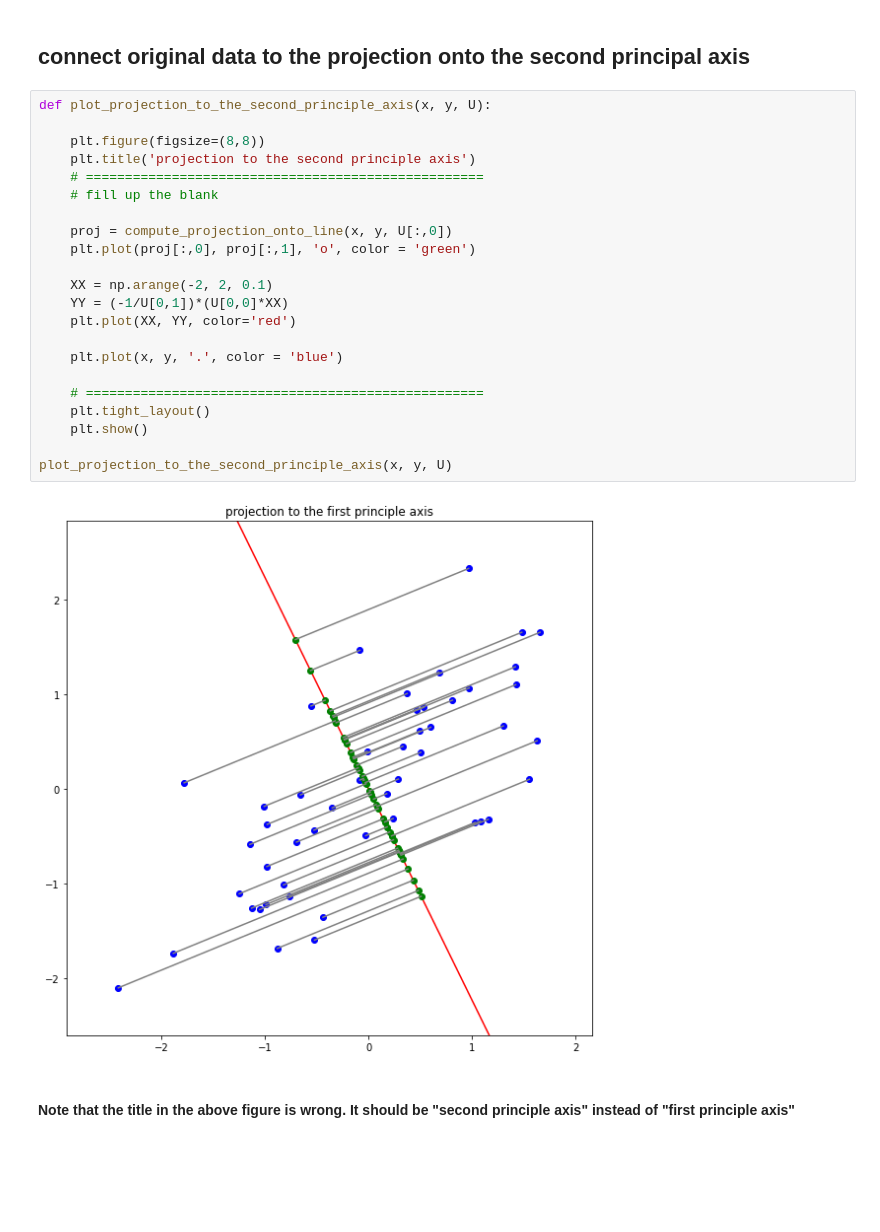
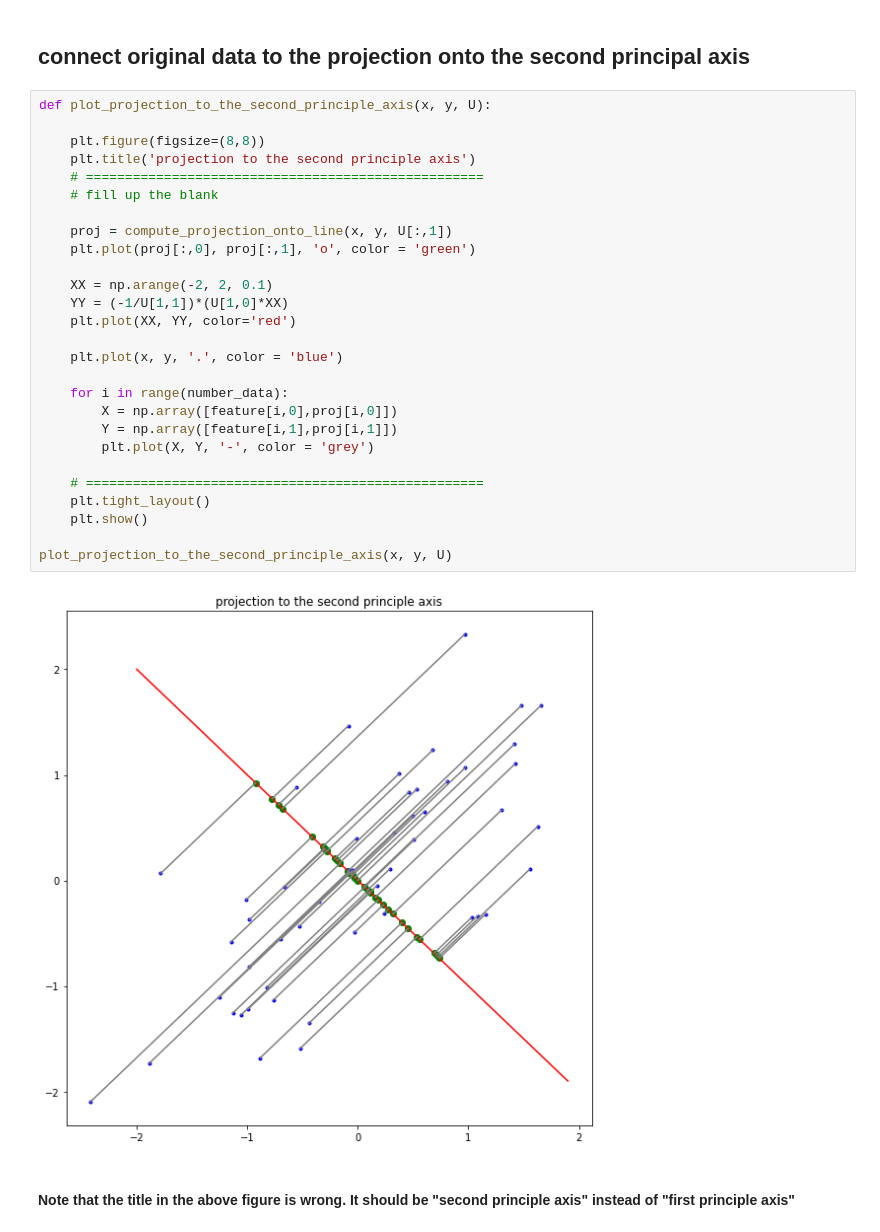
Before and after one commit to jjaen0823/assignment-machine-learning, a Jupyter notebook: hw12/assignment_12.ipynb, the cells around one changed output. Cells and saved outputs as stored; diff of their text form; blank space fills up the shorter version.

```diff
--- a/hw12/assignment_12.ipynb
+++ b/hw12/assignment_12.ipynb
@@ -309,27 +301,32 @@ plot_projection_to_the_first_principle_axis(x, y, U)
 # %%
 def plot_projection_to_the_second_principle_axis(x, y, U):
 
     plt.figure(figsize=(8,8))
     plt.title('projection to the second principle axis')
     # ===================================================
     # fill up the blank
 
-    proj = compute_projection_onto_line(x, y, U[:,0])
+    proj = compute_projection_onto_line(x, y, U[:,1])
     plt.plot(proj[:,0], proj[:,1], 'o', color = 'green')
 
     XX = np.arange(-2, 2, 0.1)
-    YY = (-1/U[0,1])*(U[0,0]*XX)
+    YY = (-1/U[1,1])*(U[1,0]*XX)
     plt.plot(XX, YY, color='red')
 
     plt.plot(x, y, '.', color = 'blue')
+
+    for i in range(number_data):
+        X = np.array([feature[i,0],proj[i,0]])
+        Y = np.array([feature[i,1],proj[i,1]])
+        plt.plot(X, Y, '-', color = 'grey')
 
     # ===================================================
     plt.tight_layout()
     plt.show()
 
 plot_projection_to_the_second_principle_axis(x, y, U)
 # %% [output]
-[figure, old version]
+[figure, new version]
 # %% [markdown]
 #### Note that the title in the above figure is wrong. It should be "second principle axis" instead of "first principle axis"
 # %% [markdown]
```
Also changed, not shown: parts of 3 cells of this notebook.
